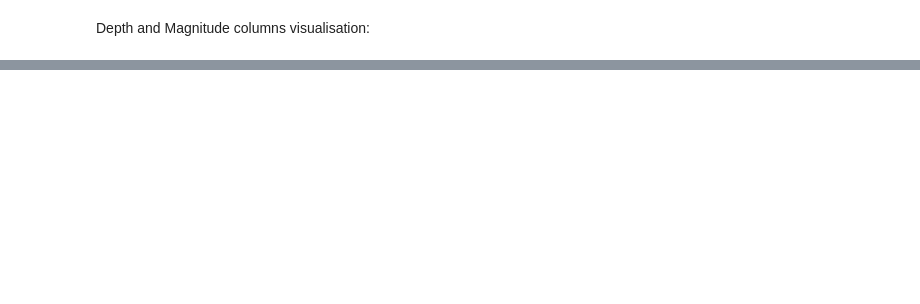
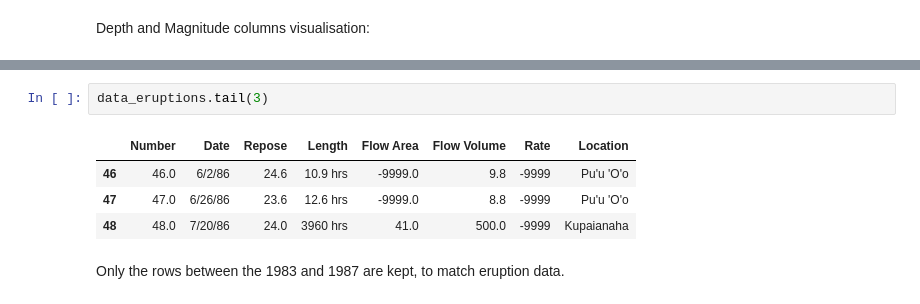
Before and after one commit to JovanovicNatalija/MachineLearningMATF, a Jupyter notebook: data_exploration.ipynb, the cells around one changed output, grey strips where cells are left out. Saved outputs shown, nothing was run; the diff lists cells and outputs as text; blank space fills up the shorter version.

```diff
--- a/data_exploration.ipynb
+++ b/data_exploration.ipynb
@@ -161,0 +62,9 @@ def distance_lat_lon(lat1, lon1, lat2, lon2):
+# %%
+data_eruptions.tail(3)
+# %% [output]
+|  | Number | Date | Repose | Length | Flow Area | Flow Volume | Rate | Location |
+| 46 | 46.0 | 6/2/86 | 24.6 | 10.9 hrs | -9999.0 | 9.8 | -9999 | Pu'u 'O'o |
+| 47 | 47.0 | 6/26/86 | 23.6 | 12.6 hrs | -9999.0 | 8.8 | -9999 | Pu'u 'O'o |
+| 48 | 48.0 | 7/20/86 | 24.0 | 3960 hrs | 41.0 | 500.0 | -9999 | Kupaianaha |
+# %% [markdown]
+Only the rows between the 1983 and 1987 are kept, to match eruption data.
```
Also changed, not shown: parts of 40 cells of this notebook, 4 other files.
